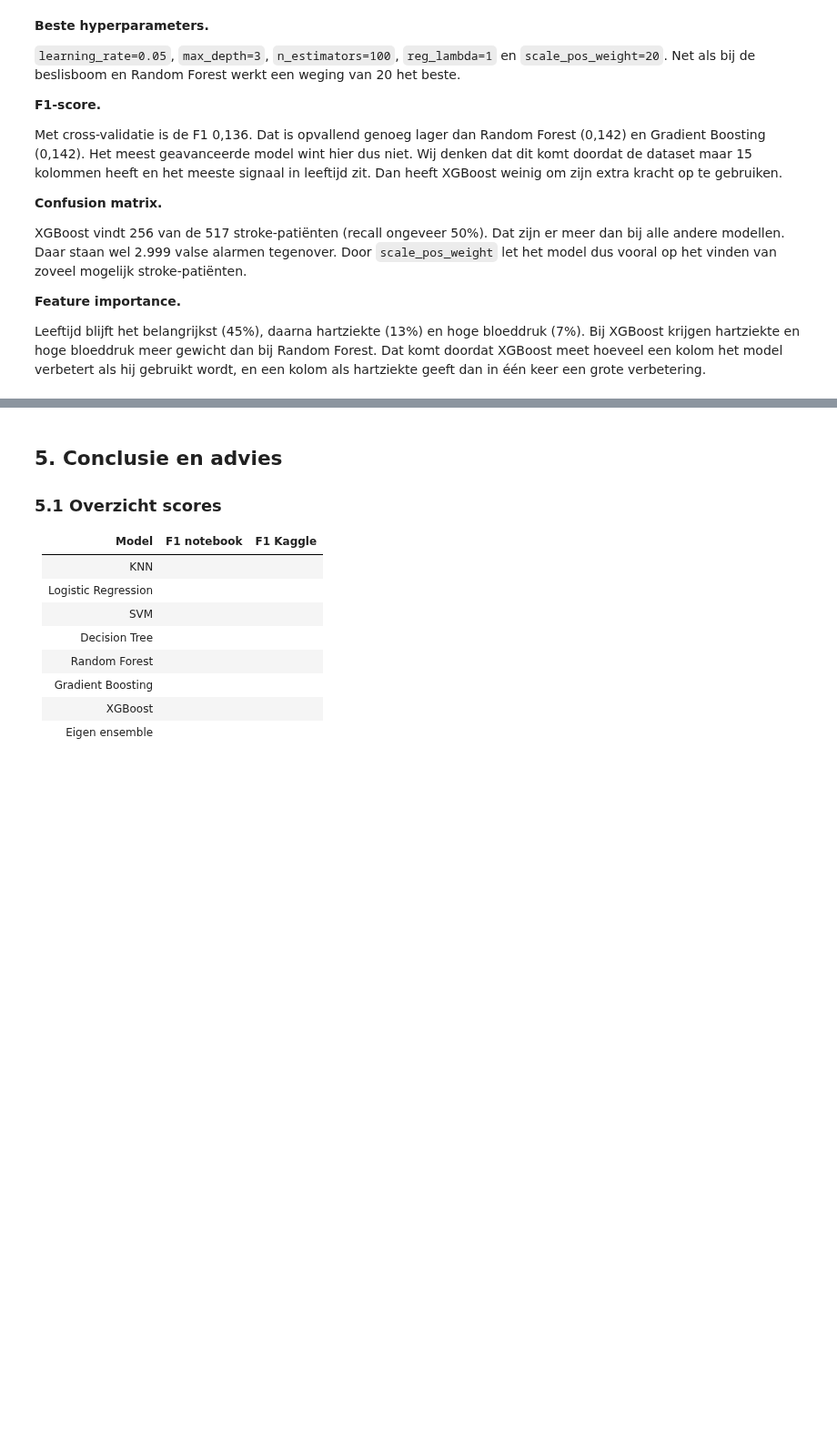
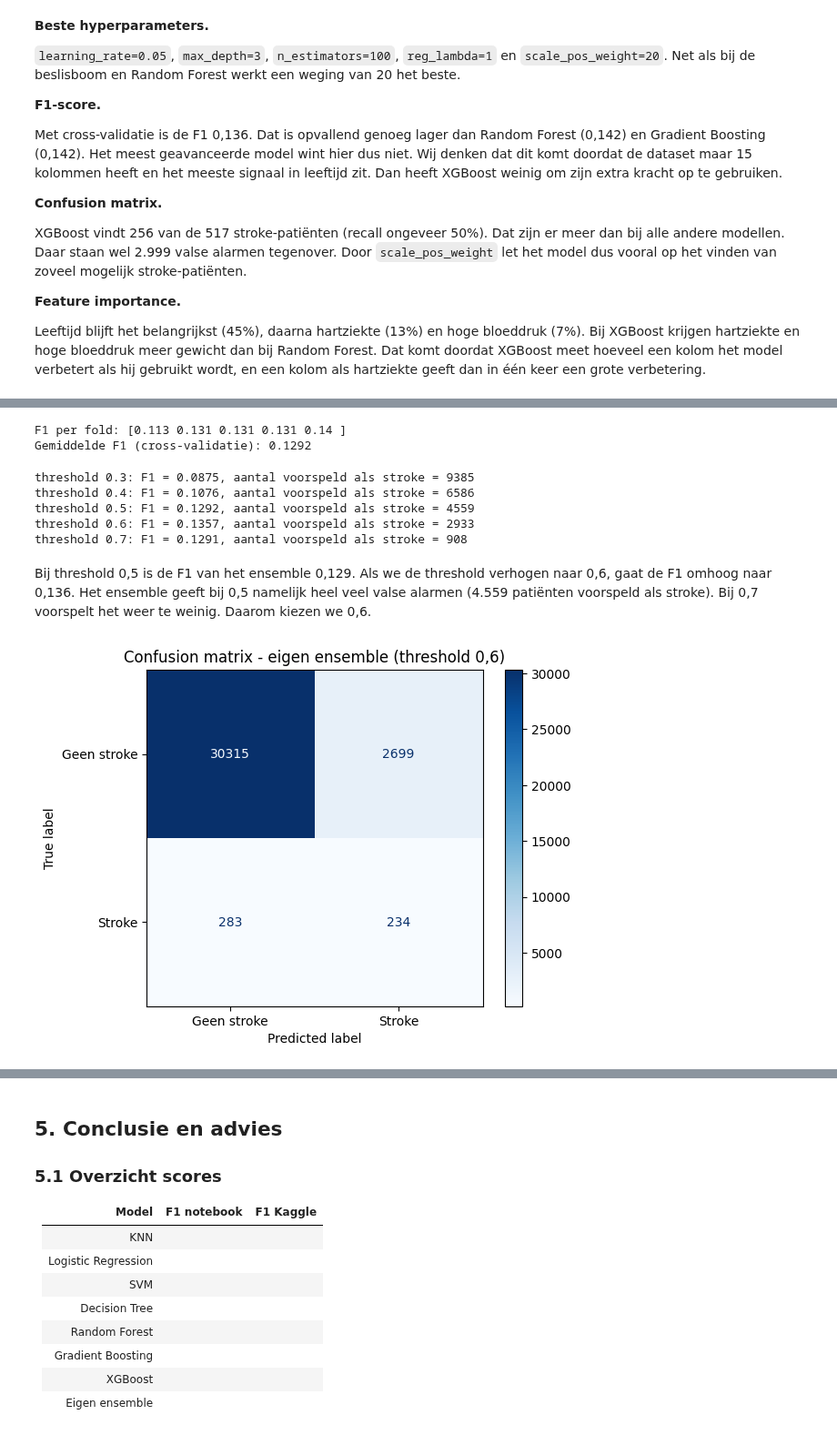
Before and after one commit to rabpie/26-27-Machine-Learning-groep-6, a Jupyter notebook: ML-Voorspel herseninfarct.ipynb, the cells around one changed output, grey strips where cells are left out. Shown at 91% size. Cells and saved outputs as stored; diff of their text form; code cells hidden in the pictures; blank space fills up the shorter version.

```diff
--- a/ML-Voorspel herseninfarct.ipynb
+++ b/ML-Voorspel herseninfarct.ipynb
@@ -2009,0 +2030,48 @@ Leeftijd blijft het belangrijkst (45%), daarna hartziekte (13%) en hoge bloeddru
+# %%
+from sklearn.ensemble import VotingClassifier
+from sklearn.model_selection import cross_val_score
+
+# Drie verschillende modellen met hun beste instellingen
+ensemble = VotingClassifier(
+    estimators=[
+        ("logistic", logistic_search.best_estimator_),
+        ("forest", forest_search.best_estimator_),
+        ("xgb", xgb_search.best_estimator_),
+    ],
+    voting="soft",  # gemiddelde van de kansen
+)
+
+scores = cross_val_score(ensemble, X_train, y_train, cv=cv, scoring="f1")
+print("F1 per fold:", scores.round(3))
+print(f"Gemiddelde F1 (cross-validatie): {scores.mean():.4f}")
+# %% [output]
+F1 per fold: [0.113 0.131 0.131 0.131 0.14 ]
+Gemiddelde F1 (cross-validatie): 0.1292
+# %%
+# Kans op stroke per patiënt, iedere patiënt één keer in de validatie-fold
+kansen = cross_val_predict(ensemble, X_train, y_train, cv=cv,
+                           method="predict_proba")[:, 1]
+
+# Verschillende thresholds proberen
+for threshold in [0.3, 0.4, 0.5, 0.6, 0.7]:
+    voorspelling = (kansen >= threshold).astype(int)
+    print(f"threshold {threshold}: F1 = {f1_score(y_train, voorspelling):.4f}, "
+          f"aantal voorspeld als stroke = {voorspelling.sum()}")
+# %% [output]
+threshold 0.3: F1 = 0.0875, aantal voorspeld als stroke = 9385
+threshold 0.4: F1 = 0.1076, aantal voorspeld als stroke = 6586
+threshold 0.5: F1 = 0.1292, aantal voorspeld als stroke = 4559
+threshold 0.6: F1 = 0.1357, aantal voorspeld als stroke = 2933
+threshold 0.7: F1 = 0.1291, aantal voorspeld als stroke = 908
+# %% [markdown]
+Bij threshold 0,5 is de F1 van het ensemble 0,129. Als we de threshold verhogen naar 0,6, gaat de F1 omhoog naar 0,136. Het ensemble geeft bij 0,5 namelijk heel veel valse alarmen (4.559 patiënten voorspeld als stroke). Bij 0,7 voorspelt het weer te weinig. Daarom kiezen we 0,6.
+# %%
+BESTE_THRESHOLD = 0.6
+
+ConfusionMatrixDisplay.from_predictions(
+    y_train, (kansen >= BESTE_THRESHOLD).astype(int),
+    display_labels=["Geen stroke", "Stroke"], cmap="Blues", values_format="d")
+plt.title("Confusion matrix - eigen ensemble (threshold 0,6)")
+plt.show()
+# %% [output]
+[figure, added]
```
Also changed, not shown: parts of 3 cells of this notebook.
